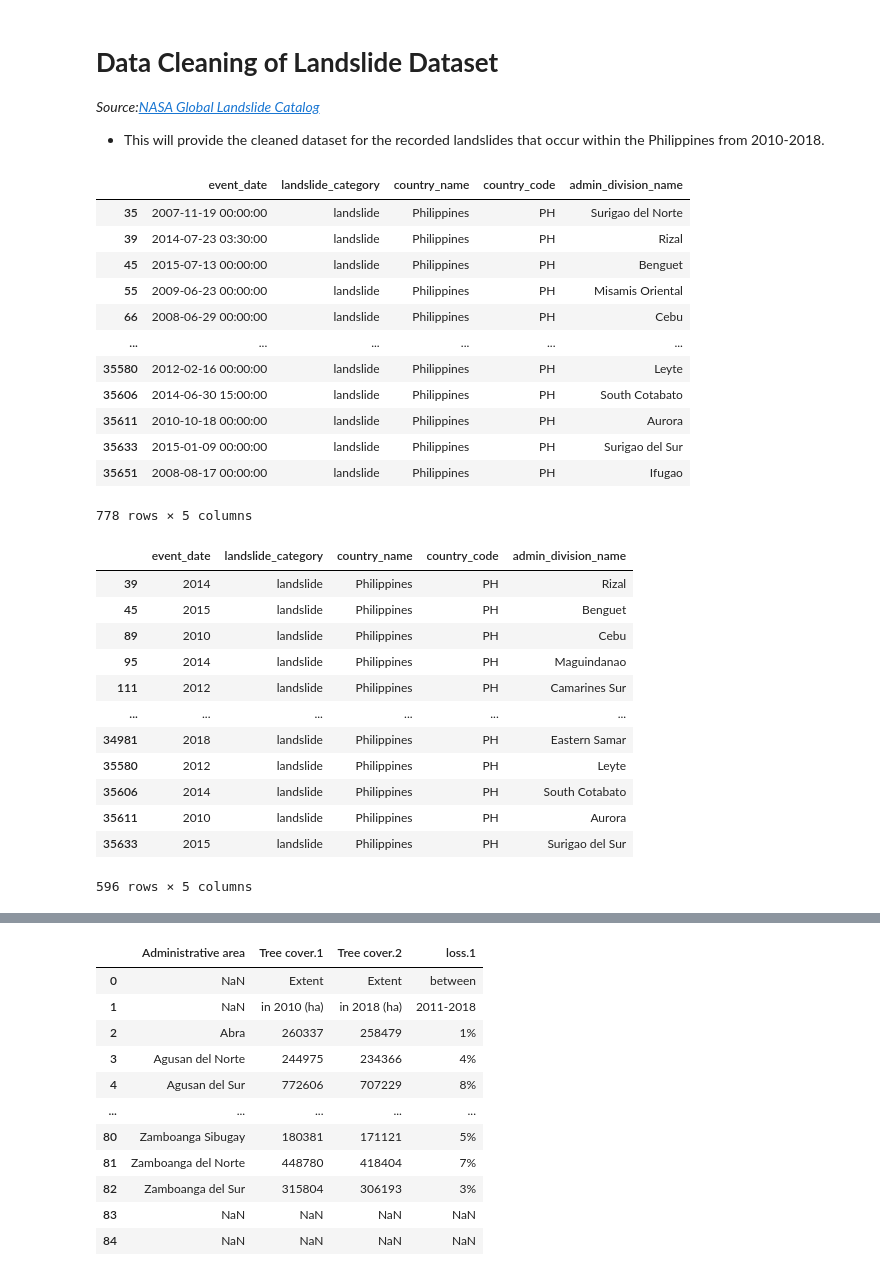
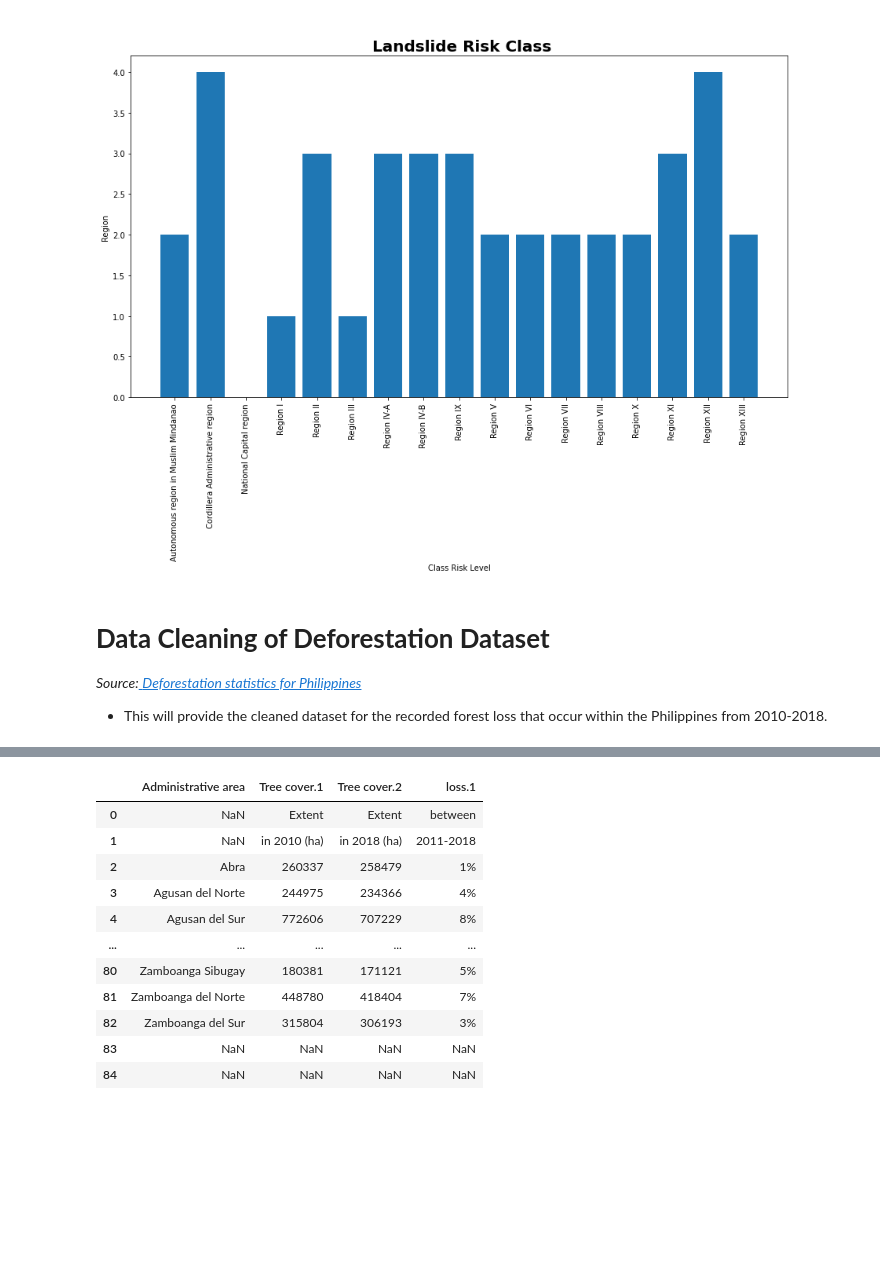
Before and after one commit to AlexDiata/ITBA_3205_Eart-Benders, a Jupyter notebook: Codes/LandSlideRisk.ipynb, the cells around one changed output, grey strips where cells are left out. Drawn from its saved outputs; the diff is of its cells as text; code cells hidden in the pictures; blank space fills up the shorter version.

```diff
--- a/Codes/LandSlideRisk.ipynb
+++ b/Codes/LandSlideRisk.ipynb
@@ -7,57 +80,24 @@ import matplotlib.pyplot as plt
+# %%
+#changing the size of the entire graph
+f = plt.figure()
+f.set_figwidth(15)
+f.set_figheight(8)
+
+#Creating plots
+plt.title("\n Landslide Risk Class", fontweight="bold", fontsize=20)
+plt.bar(gdf['adm1_name'], gdf['LS_Class'])
+gdf.columns = gdf.columns.str.replace('adm1_name', 'Region')
+plt.xticks(rotation='90')
+
+plt.ylabel('Region')
+plt.xlabel('Class Risk Level')
+plt.show()
+# %% [output]
+[figure, added]
 # %% [markdown]
-# **Data Cleaning of Landslide Dataset**
-*Source:*[*NASA Global Landslide Catalog*](https://data.nasa.gov/Earth-Science/Global-Landslide-Catalog/h9d8-neg4)
+# **Data Cleaning of Deforestation Dataset**
+
+*Source:*[ *Deforestation statistics for Philippines*](https://rainforests.mongabay.com/deforestation/2019/Philippines.htm)
 
 
-*   This will provide the cleaned dataset for the recorded landslides that occur within the Philippines from 2010-2018.
+*   This will provide the cleaned dataset for the recorded forest loss that occur within the Philippines from 2010-2018.
-# %%
-#Dataframe
-url = 'https://raw.githubusercontent.com/AlexDiata/ITBA_3205_Eart-Benders/main/DATASET/nasa_global_landslide_catalog_point.csv'
-df = pan.read_csv(url)
-#Removing landslide data from other countries beside Philippines
-df = df.loc[df['country_name'] == 'Philippines']
-#Dropping of columns that have irrelevant data
-to_drop = ['OBJECTID','Shape','source_name','source_link',
-           'event_id','event_title','event_time','event_description','location_description',
-           'event_import_id','latitude','longitude','gazetteer_closest_point',
-           'gazetteer_distance','submitted_date','last_edited_date','location_accuracy',
-           'landslide_trigger', 'landslide_size','landslide_setting','fatality_count','injury_count',
-           'storm_name', 'photo_link','comments','event_import_source',]
-new_df = df.drop(to_drop, inplace=True, axis=1)
-display(df)
-# %% [output]
-|  | event_date | landslide_category | country_name | country_code | admin_division_name |
-| 35 | 2007-11-19 00:00:00 | landslide | Philippines | PH | Surigao del Norte |
-| 39 | 2014-07-23 03:30:00 | landslide | Philippines | PH | Rizal |
-| 45 | 2015-07-13 00:00:00 | landslide | Philippines | PH | Benguet |
-| 55 | 2009-06-23 00:00:00 | landslide | Philippines | PH | Misamis Oriental |
-| 66 | 2008-06-29 00:00:00 | landslide | Philippines | PH | Cebu |
-| ... | ... | ... | ... | ... | ... |
-| 35580 | 2012-02-16 00:00:00 | landslide | Philippines | PH | Leyte |
-| 35606 | 2014-06-30 15:00:00 | landslide | Philippines | PH | South Cotabato |
-| 35611 | 2010-10-18 00:00:00 | landslide | Philippines | PH | Aurora |
-| 35633 | 2015-01-09 00:00:00 | landslide | Philippines | PH | Surigao del Sur |
-| 35651 | 2008-08-17 00:00:00 | landslide | Philippines | PH | Ifugao |
-778 rows × 5 columns
-# %%
-#Dropping of data that happend before 2010 and after 2018
-df["event_date"] = pan.to_datetime(df["event_date"])
-df['event_date'] = pan.to_datetime(df['event_date'],format='%Y%m%d')
-df['event_date'] = pan.DatetimeIndex(df['event_date']).year
-df.drop(df[df['event_date'] < 2010].index, inplace=True)
-df.drop(df[df['event_date'] > 2018].index, inplace=True)
-display(df)
-# %% [output]
-|  | event_date | landslide_category | country_name | country_code | admin_division_name |
-| 39 | 2014 | landslide | Philippines | PH | Rizal |
-| 45 | 2015 | landslide | Philippines | PH | Benguet |
-| 89 | 2010 | landslide | Philippines | PH | Cebu |
-| 95 | 2014 | landslide | Philippines | PH | Maguindanao |
-| 111 | 2012 | landslide | Philippines | PH | Camarines Sur |
-| ... | ... | ... | ... | ... | ... |
-| 34981 | 2018 | landslide | Philippines | PH | Eastern Samar |
-| 35580 | 2012 | landslide | Philippines | PH | Leyte |
-| 35606 | 2014 | landslide | Philippines | PH | South Cotabato |
-| 35611 | 2010 | landslide | Philippines | PH | Aurora |
-| 35633 | 2015 | landslide | Philippines | PH | Surigao del Sur |
-596 rows × 5 columns
```
Also changed, not shown: parts of 29 cells of this notebook.
